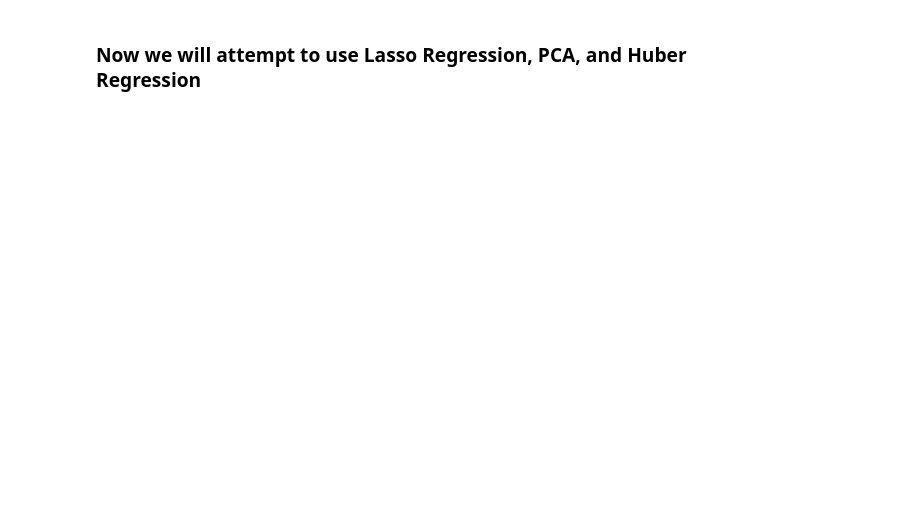
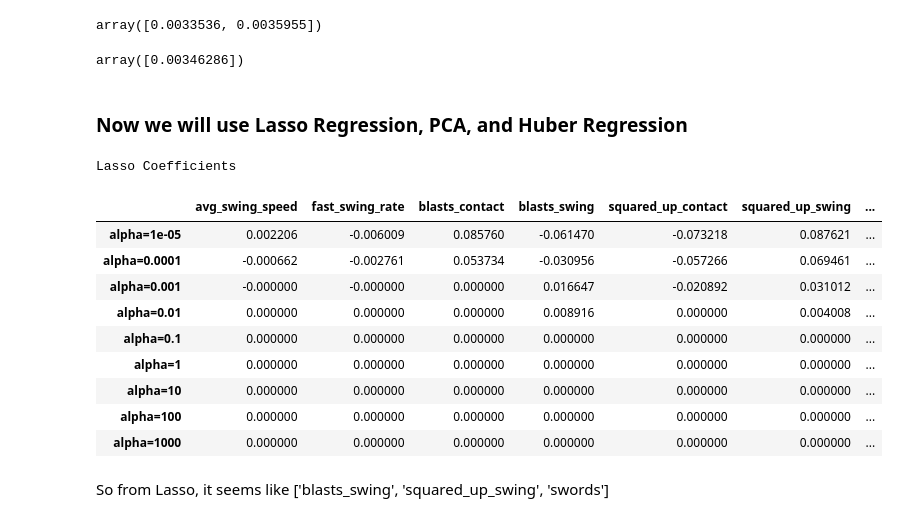
Before and after one commit to rrmoruzzi/mlb-bat-tracking, a Jupyter notebook: MLB-Exploration/2-MLB-BattingModels.ipynb, the cells around one changed output. Drawn from its saved outputs; the diff is of its cells as text; code cells hidden in the pictures; blank space fills up the shorter version.

```diff
--- a/MLB-Exploration/2-MLB-BattingModels.ipynb
+++ b/MLB-Exploration/2-MLB-BattingModels.ipynb
@@ -34,7 +37,8 @@ from sklearn.metrics import mean_squared_error
 # %%
 ## This is data from the start of the 2024 season, until 5/14/2024.
 ## it includes those columbs listed below. Need to update this data set.
-features_new = ['blasts_swing', 'blasts_contact', 'squared_up_swing', 'squared_up_contact', 'swords']
+features_new = ['avg_swing_speed', 'fast_swing_rate', 'blasts_contact', 'blasts_swing',
+                 'squared_up_contact', 'squared_up_swing', 'avg_swing_length', 'swords']
 features_quality = ['exit_velocity_avg','launch_angle_avg','sweet_spot_percent','barrel','barrel_batted_rate','solidcontact_percent',
                     'flareburner_percent','poorlyunder_percent','poorlytopped_percent','poorlyweak_percent','hard_hit_percent']
 
@@ -96,8 +100,8 @@ for i, (train_index, train_test) in enumerate(kfold.split(batters_train)):
             else:
                 model1 = LinearRegression()
 
-                model1.fit(batters_train[subset].values,
-                           batters_train.batting_avg.values)
+                model1.fit(batters_tt[subset].values,
+                           batters_tt.batting_avg.values)
 
                 pred = model1.predict(batters_ho[subset].values)
 
@@ -127,0 +163,5 @@ error_dict
+# %%
+mses_arr = np.mean(mses,axis = 0)
+mses_arr
+# %% [output]
+array([0.0033536, 0.0035955])
@@ -128,2 +189,47 @@ error_dict
+# %%
+mses_arr = np.mean(mses,axis = 0)
+mses_arr
+# %% [output]
+array([0.00346286])
 # %% [markdown]
-### Now we will attempt to use Lasso Regression, PCA, and Huber Regression
+### Now we will use Lasso Regression, PCA, and Huber Regression
+# %%
+alpha = [0.00001,0.0001,0.001,0.01,0.1,1,10,100,1000]
+
+ridge_coefs = np.empty((len(alpha),len(features_new)))
+lasso_coefs = np.empty((len(alpha),len(features_new)))
+
+
+for i in range(len(alpha)):
+    ## first scale
+    ## set up the lasso pipeline
+    lasso_pipe = Pipeline([('scale',StandardScaler()),
+                              ('lasso', Lasso(alpha=alpha[i], max_iter=5000000))
+                          ])
+
+    ## fit the lasso
+    lasso_pipe.fit(batters_train[features_new], batters_train.batting_avg)
+
+
+    # record the coefficients
+    lasso_coefs[i,:] = lasso_pipe['lasso'].coef_
+# %%
+print("Lasso Coefficients")
+
+pd.DataFrame(np.round(lasso_coefs,8),
+            columns = features_new,
+            index = ["alpha=" + str(a) for a in alpha])
+# %% [output]
+Lasso Coefficients
+|  | avg_swing_speed | fast_swing_rate | blasts_contact | blasts_swing | squared_up_contact | squared_up_swing | ... |
+| alpha=1e-05 | 0.002206 | -0.006009 | 0.085760 | -0.061470 | -0.073218 | 0.087621 | ... |
+| alpha=0.0001 | -0.000662 | -0.002761 | 0.053734 | -0.030956 | -0.057266 | 0.069461 | ... |
+| alpha=0.001 | -0.000000 | -0.000000 | 0.000000 | 0.016647 | -0.020892 | 0.031012 | ... |
+| alpha=0.01 | 0.000000 | 0.000000 | 0.000000 | 0.008916 | 0.000000 | 0.004008 | ... |
+| alpha=0.1 | 0.000000 | 0.000000 | 0.000000 | 0.000000 | 0.000000 | 0.000000 | ... |
+| alpha=1 | 0.000000 | 0.000000 | 0.000000 | 0.000000 | 0.000000 | 0.000000 | ... |
+| alpha=10 | 0.000000 | 0.000000 | 0.000000 | 0.000000 | 0.000000 | 0.000000 | ... |
+| alpha=100 | 0.000000 | 0.000000 | 0.000000 | 0.000000 | 0.000000 | 0.000000 | ... |
+| alpha=1000 | 0.000000 | 0.000000 | 0.000000 | 0.000000 | 0.000000 | 0.000000 | ... |
+# %% [markdown]
+So from Lasso, it seems like ['blasts_swing', 'squared_up_swing',  'swords']
```
Also changed, not shown: parts of 16 cells of this notebook, 4 other files.
